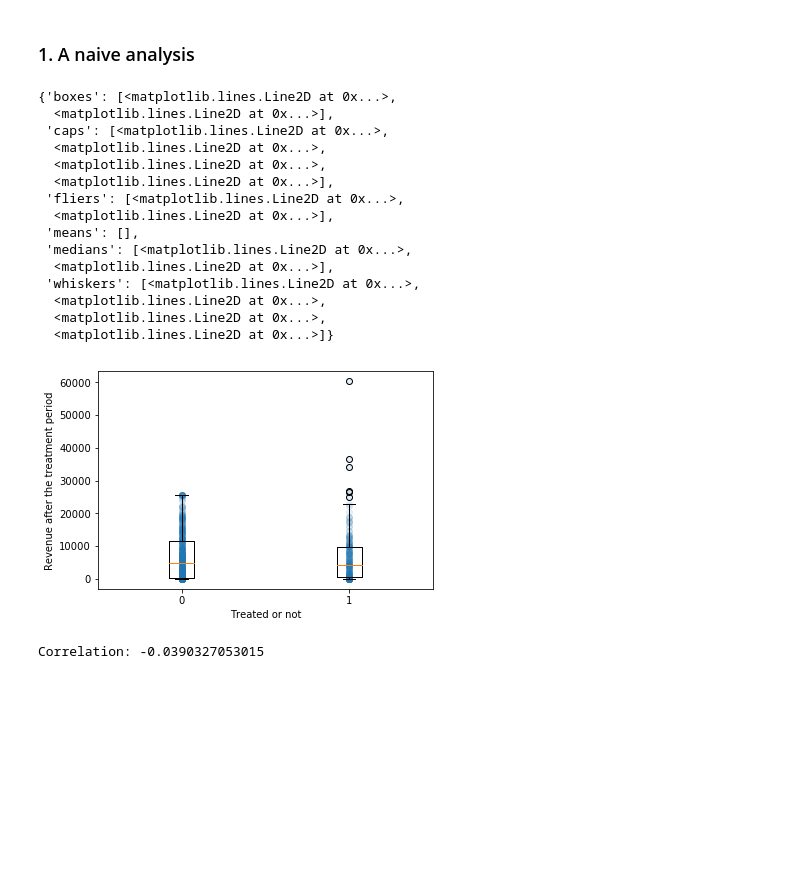
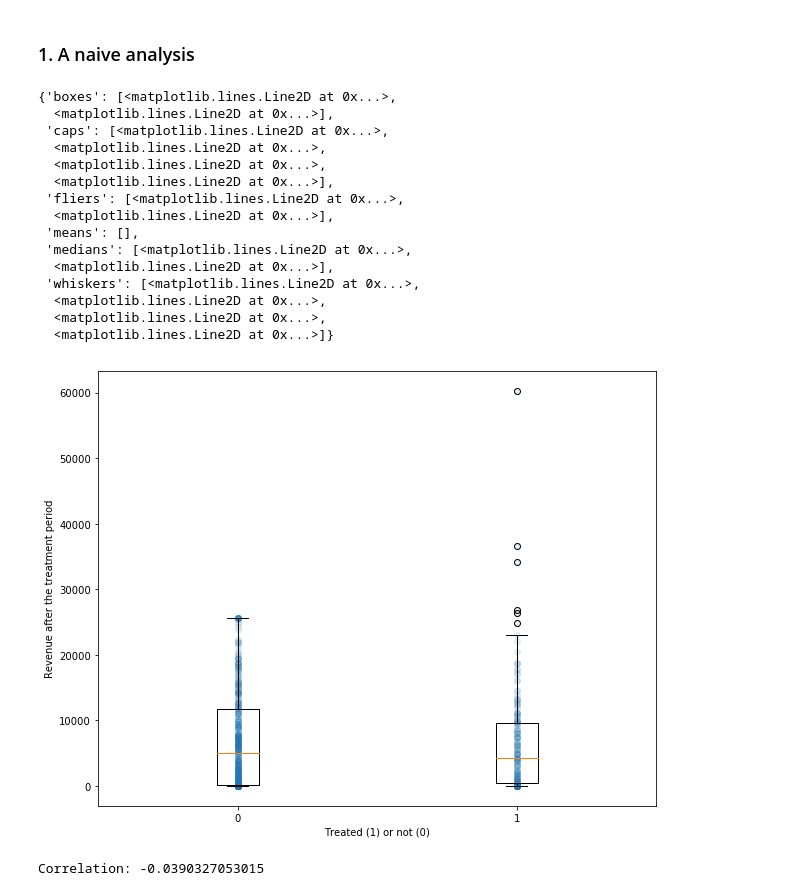
Before and after one commit to Coac/epfl-ada, a Jupyter notebook: 04 - Applied ML/Homework 4.ipynb, the cells around one changed output. Saved outputs shown, nothing was run; the diff lists cells and outputs as text; code cells hidden in the pictures; blank space fills up the shorter version.

```diff
--- a/04 - Applied ML/Homework 4.ipynb
+++ b/04 - Applied ML/Homework 4.ipynb
@@ -35,32 +35,33 @@ lalonde_df.head()
 # %% [markdown]
 ### 1. A naive analysis
 # %%
+plt.figure(figsize=(10, 8))
 plt.scatter(lalonde_df.treat, lalonde_df.re78, alpha=0.1)
 
-plt.xlabel('Treated or not')
+plt.xlabel('Treated (1) or not (0)')
 plt.ylabel('Revenue after the treatment period')
 
 treated_df = lalonde_df[lalonde_df.treat == 1]
 control_df = lalonde_df[lalonde_df.treat == 0]
 
 plt.boxplot([control_df.re78, treated_df.re78], positions=[0, 1])
 # %% [output]
 {'boxes': [<matplotlib.lines.Line2D at 0x...>,
   <matplotlib.lines.Line2D at 0x...>],
  'caps': [<matplotlib.lines.Line2D at 0x...>,
   <matplotlib.lines.Line2D at 0x...>,
   <matplotlib.lines.Line2D at 0x...>,
   <matplotlib.lines.Line2D at 0x...>],
  'fliers': [<matplotlib.lines.Line2D at 0x...>,
   <matplotlib.lines.Line2D at 0x...>],
  'means': [],
  'medians': [<matplotlib.lines.Line2D at 0x...>,
   <matplotlib.lines.Line2D at 0x...>],
  'whiskers': [<matplotlib.lines.Line2D at 0x...>,
   <matplotlib.lines.Line2D at 0x...>,
   <matplotlib.lines.Line2D at 0x...>,
   <matplotlib.lines.Line2D at 0x...>]}
-[figure, old version]
+[figure, new version]
 # %%
 print("Correlation:", lalonde_df.treat.corr(lalonde_df.re78))
 
```
Also changed, not shown: parts of 24 cells of this notebook.
